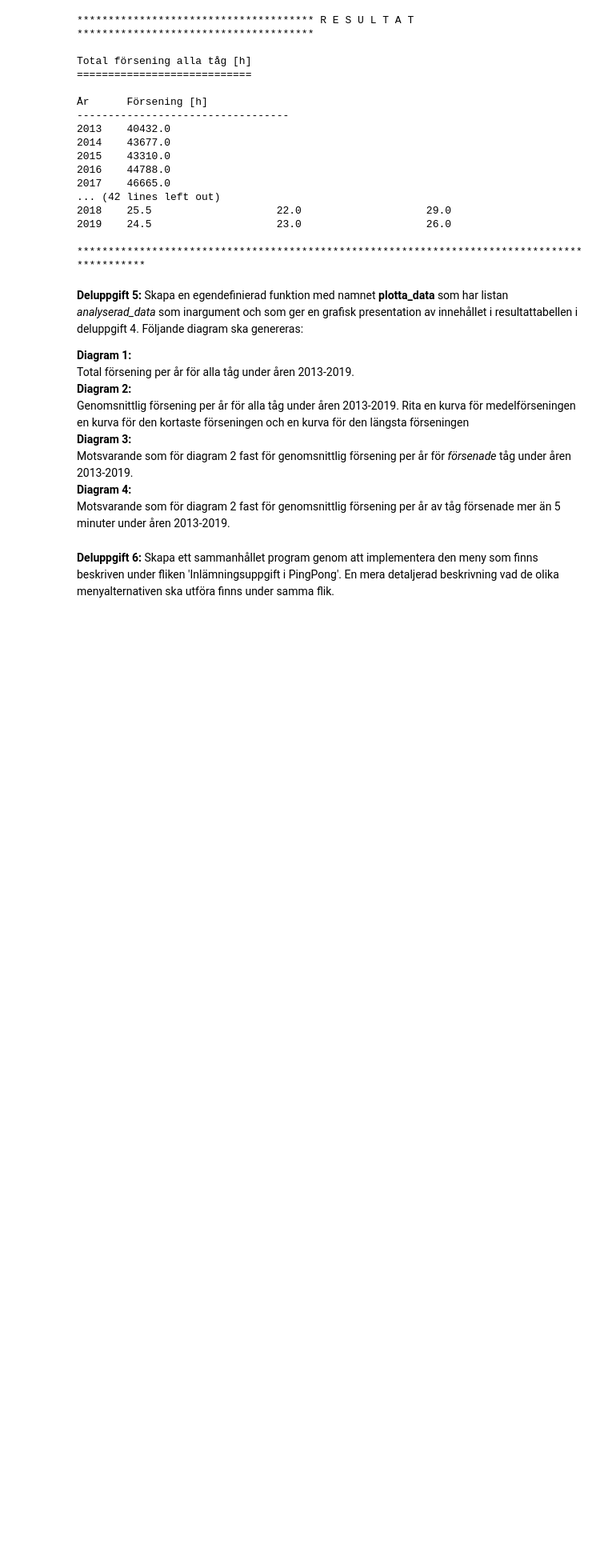
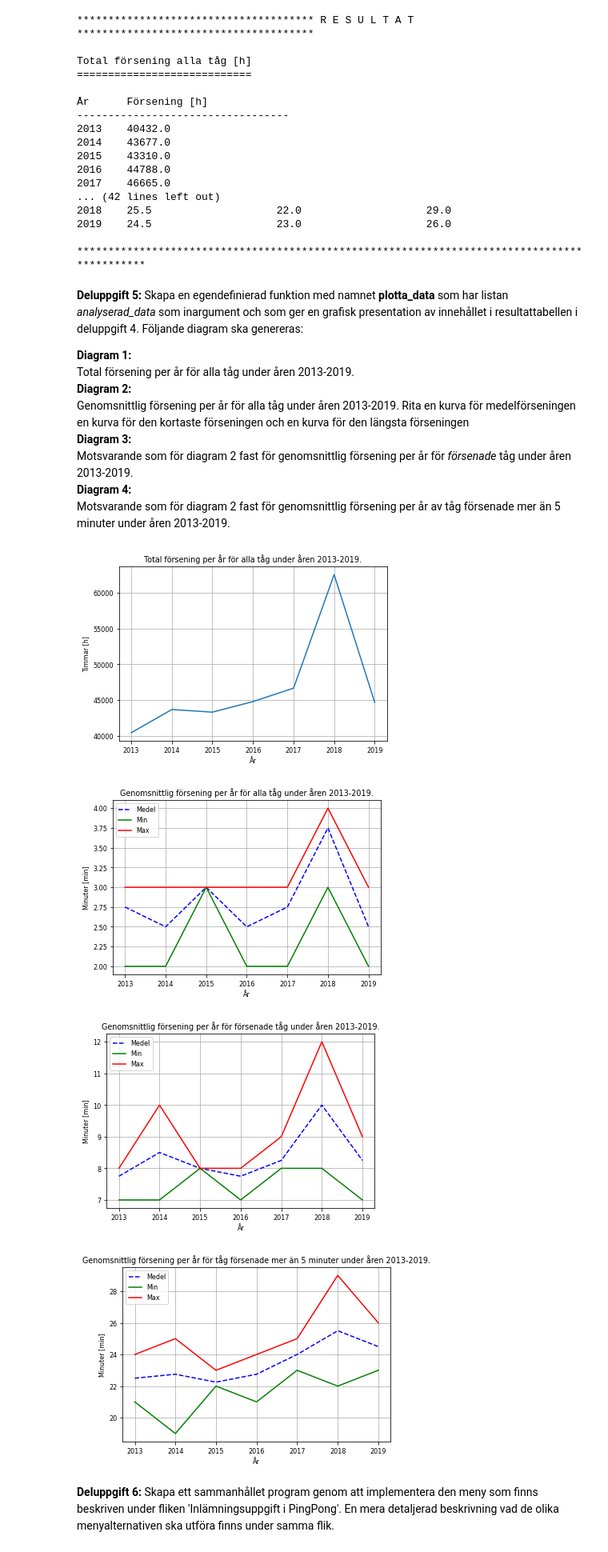
Before and after one commit to alexander-t/a237tg, a Jupyter notebook: s203224.ipynb, the cells around one changed output. Shown: that part at 80% size. Drawn from its saved outputs; the diff is of its cells as text; code cells hidden in the pictures; blank space fills up the shorter version.

```diff
--- a/s203224.ipynb
+++ b/s203224.ipynb
@@ -274,11 +274,3 @@ __Diagram 3:__ <br>
 Motsvarande som för diagram 2 fast för genomsnittlig försening per år för _försenade_ tåg under åren 2013-2019. <br>
 __Diagram 4:__ <br>
 Motsvarande som för diagram 2 fast för genomsnittlig försening per år av tåg försenade mer än 5 minuter under åren 2013-2019.<br>
-# %%
-# Deluppgift 5:
-# -------------
-
-# Plotta diagram:
-def plotta_data(analyserad_data):
-    # Skriv koden här:
-    return
@@ -285,10 +347,16 @@ def plotta_data(analyserad_data):
 # %%
 # Deluppgift 5:
 # -------------
 
 # Verifiera funktionen plotta _data genom att skriva ut diagrammen från listan analyserad data:
 
 # Skriv koden här:
+plotta_data(analyserad_data)
+# %% [output]
+[figure, added]
+[figure, added]
+[figure, added]
+[figure, added]
 # %% [markdown]
 __Deluppgift 6:__ Skapa ett sammanhållet program genom att implementera den meny som finns beskriven under fliken 'Inlämningsuppgift i PingPong'. En mera detaljerad beskrivning vad de olika menyalternativen ska utföra finns under samma flik.
 # %%
```
Also changed, not shown: parts of 1 cell of this notebook, 1 other file.
